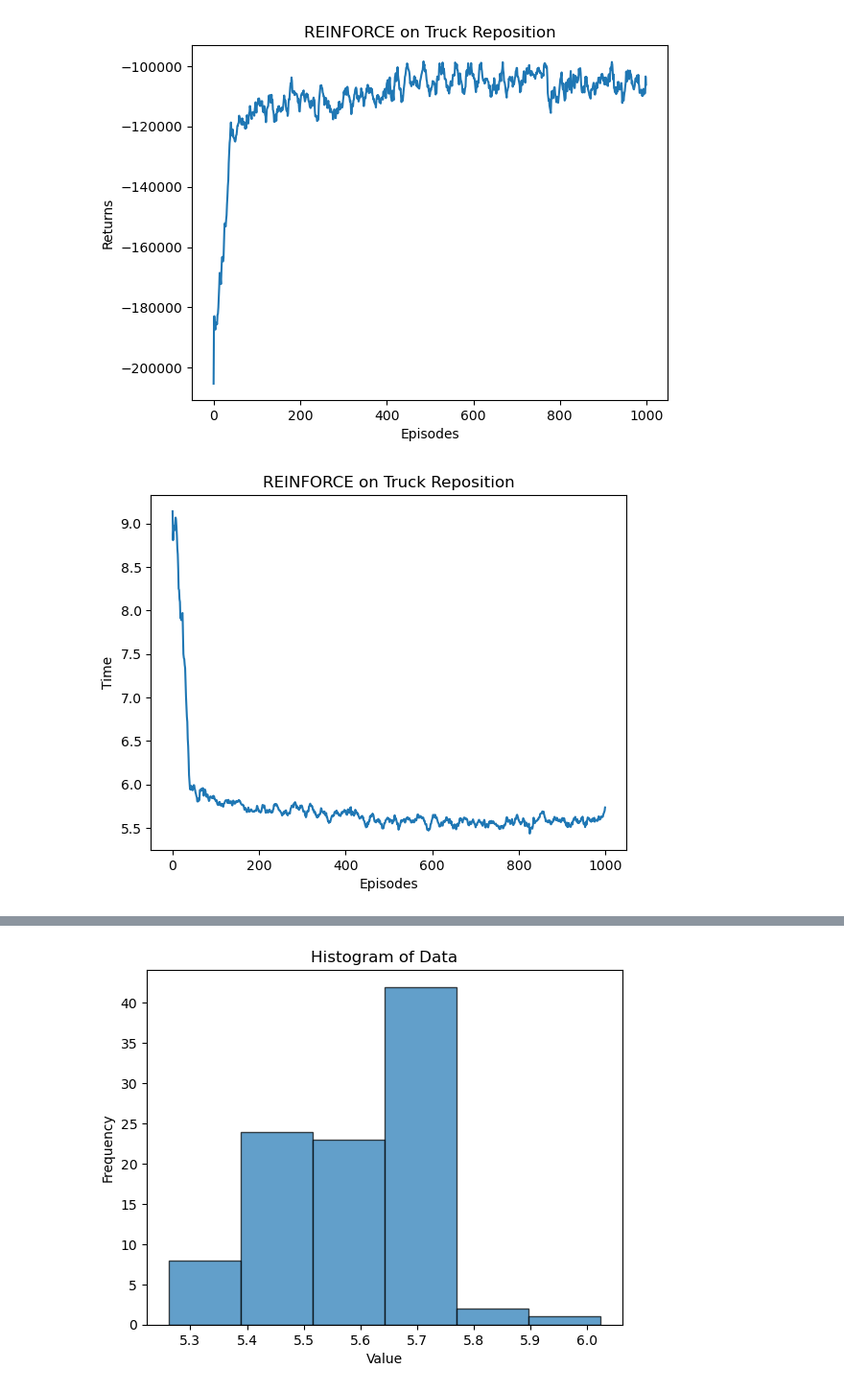
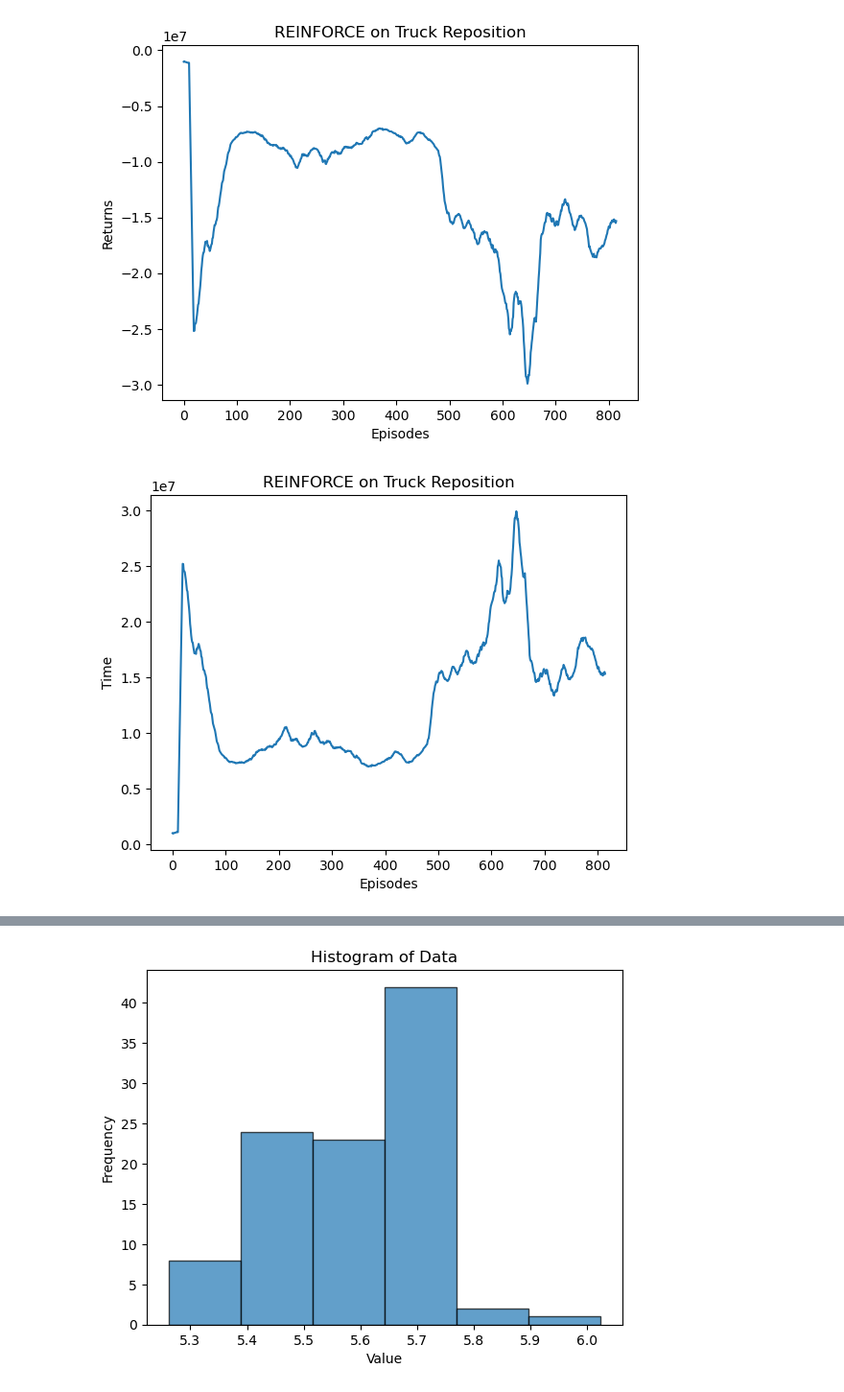
Before and after one commit to Necthus/TruckSchedule, a Jupyter notebook: final.ipynb, the cells around one changed output, grey strips where cells are left out. Shown at 96% size. Cells and saved outputs as stored; diff of their text form; code cells hidden in the pictures.

```diff
--- a/final.ipynb
+++ b/final.ipynb
@@ -64,6 +52,35 @@ class REINFORCE:
             loss = -log_prob * G  # 每一步的损失函数
             loss.backward()  # 反向传播计算梯度
         self.optimizer.step()  # 梯度下降
+# %%
+import pandas as pd
+from component import *
+
+# 读取 CSV 文件
+df = pd.read_csv('./data/shenzhen_orders_0324.csv', dtype=str)
+
+# 提取 order_id 和 station_id，转换为字典
+order_station_dict = df.set_index('order_id')['station_id'].to_dict()
+
+def return_dispatch_list(orders:List[Order]):
+
+    dispatch_list :List[Dispatch]= []
+
+    for order in orders:
+        order_id = order.oid
+        from_sid = order_station_dict[order_id]
+
+        for _ in range(order.n_need):
+            new_dispatch = Dispatch(order_id,order.pid,from_sid,order.plan_arrive_time-datetime.timedelta(hours=0),from_sid)
+            dispatch_list.append(new_dispatch)
+
+
+    dispatch_list.sort(key=lambda x: x.dispatch_time)
+
+    return dispatch_list
+# %%
+return_list = []
+total_money_list = []
 # %%
 from tqdm import tqdm
 import torch
@@ -176,25 +198,25 @@ Model parameters loaded.
 # %%
 from matplotlib import pyplot as plt
 import rl_utils
 
 episodes_list = list(range(len(return_list)))
 
 mv_return = rl_utils.moving_average(return_list, 9)
 plt.plot(episodes_list, mv_return)
 plt.xlabel('Episodes')
 plt.ylabel('Returns')
 plt.title(f'REINFORCE on Truck Reposition')
 plt.show()
 
 
-episodes_list = list(range(len(avg_time_list)))
+episodes_list = list(range(len(total_money_list)))
 
-mv_return = rl_utils.moving_average(avg_time_list, 9)
+mv_return = rl_utils.moving_average(total_money_list, 9)
 plt.plot(episodes_list, mv_return)
 plt.xlabel('Episodes')
 plt.ylabel('Time')
 plt.title(f'REINFORCE on Truck Reposition')
 plt.show()
 # %% [output]
-[figure, old version]
+[figure, new version]
-[figure, old version]
+[figure, new version]
```
Also changed, not shown: parts of 7 cells of this notebook, 17 other files.
